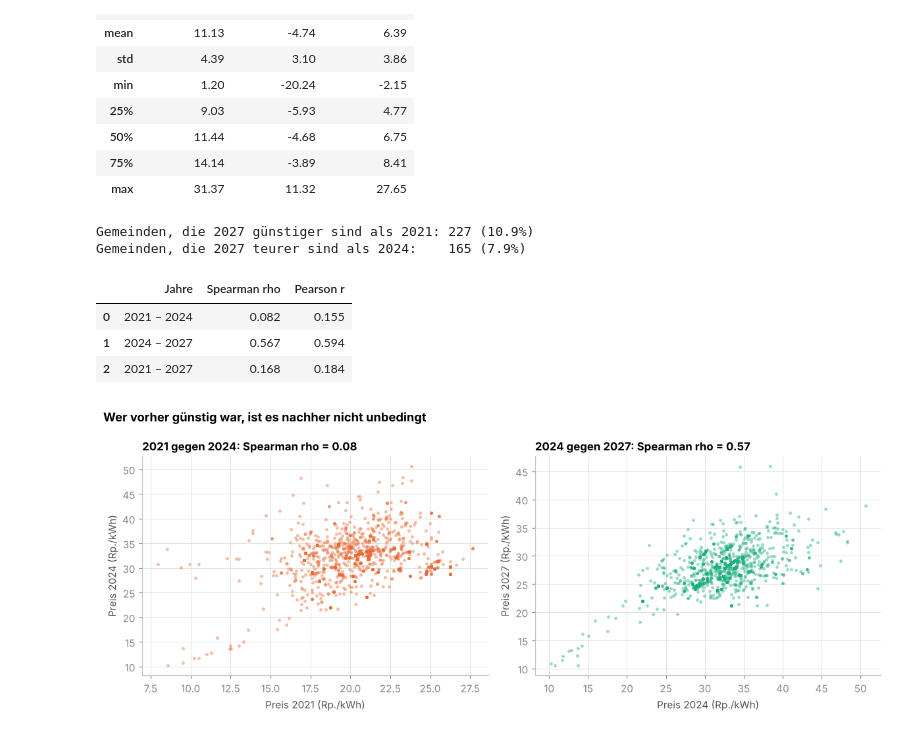
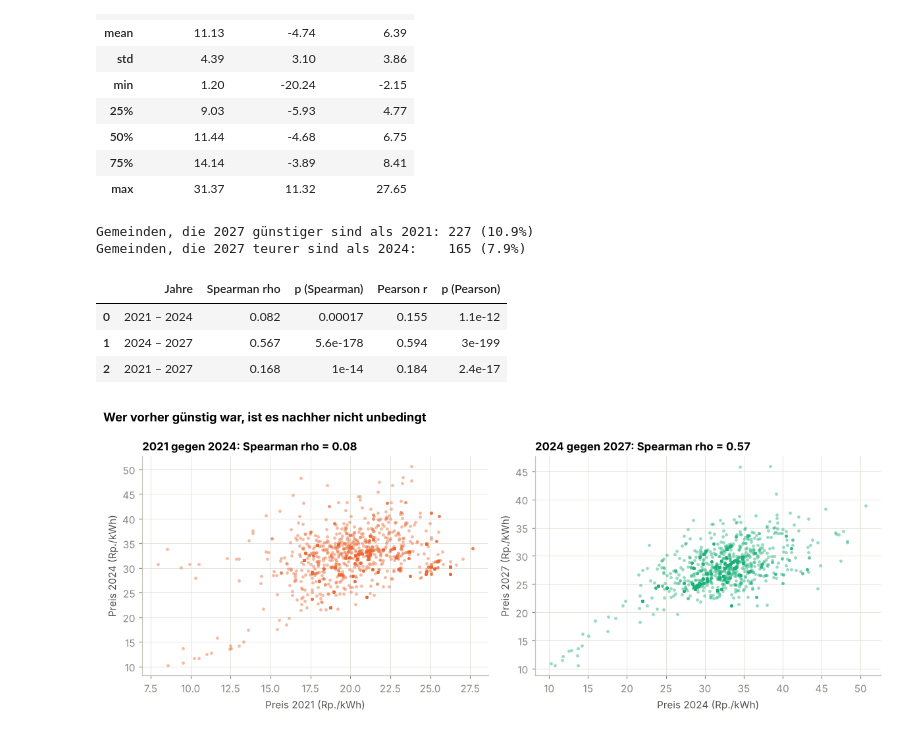
Before and after one commit to AltayMetehan/data-prices-electronic, a Jupyter notebook: scripts/03_analyse_subraj.ipynb, the cells around one changed output. Drawn from its saved outputs; the diff is of its cells as text; code cells hidden in the pictures.

```diff
--- a/scripts/03_analyse_subraj.ipynb
+++ b/scripts/03_analyse_subraj.ipynb
@@ -243,24 +243,26 @@ df[["anstieg_21_24", "anstieg_24_27", "anstieg_21_27"]].describe().round(2)
 # %%
 print(f"Gemeinden, die 2027 günstiger sind als 2021: {(df['anstieg_21_27'] < 0).sum()} "
       f"({(df['anstieg_21_27'] < 0).mean():.1%})")
 print(f"Gemeinden, die 2027 teurer sind als 2024:    {(df['anstieg_24_27'] > 0).sum()} "
       f"({(df['anstieg_24_27'] > 0).mean():.1%})\n")
 
 paare = [(2021, 2024), (2024, 2027), (2021, 2027)]
-rang = pd.DataFrame([
-    {"Jahre": f"{a} – {b}",
-     "Spearman rho": stats.spearmanr(df[f"total_{a}"], df[f"total_{b}"]).statistic,
-     "Pearson r": stats.pearsonr(df[f"total_{a}"], df[f"total_{b}"]).statistic}
-    for a, b in paare
-]).round(3)
+zeilen = []
+for a, b in paare:
+    sp = stats.spearmanr(df[f"total_{a}"], df[f"total_{b}"])
+    pe = stats.pearsonr(df[f"total_{a}"], df[f"total_{b}"])
+    zeilen.append({"Jahre": f"{a} – {b}",
+                   "Spearman rho": round(sp.statistic, 3), "p (Spearman)": f"{sp.pvalue:.2g}",
+                   "Pearson r": round(pe.statistic, 3), "p (Pearson)": f"{pe.pvalue:.2g}"})
+rang = pd.DataFrame(zeilen)
 rang
 # %% [output]
 Gemeinden, die 2027 günstiger sind als 2021: 227 (10.9%)
 Gemeinden, die 2027 teurer sind als 2024:    165 (7.9%)
-|  | Jahre | Spearman rho | Pearson r |
-| 0 | 2021 – 2024 | 0.082 | 0.155 |
-| 1 | 2024 – 2027 | 0.567 | 0.594 |
-| 2 | 2021 – 2027 | 0.168 | 0.184 |
+|  | Jahre | Spearman rho | p (Spearman) | Pearson r | p (Pearson) |
+| 0 | 2021 – 2024 | 0.082 | 0.00017 | 0.155 | 1.1e-12 |
+| 1 | 2024 – 2027 | 0.567 | 5.6e-178 | 0.594 | 3e-199 |
+| 2 | 2021 – 2027 | 0.168 | 1e-14 | 0.184 | 2.4e-17 |
 # %%
 fig, achsen = plt.subplots(1, 2, figsize=(11, 4.4), sharex=False)
 for ax, (a, b) in zip(achsen, [(2021, 2024), (2024, 2027)]):
```
Also changed, not shown: parts of 2 cells of this notebook.
